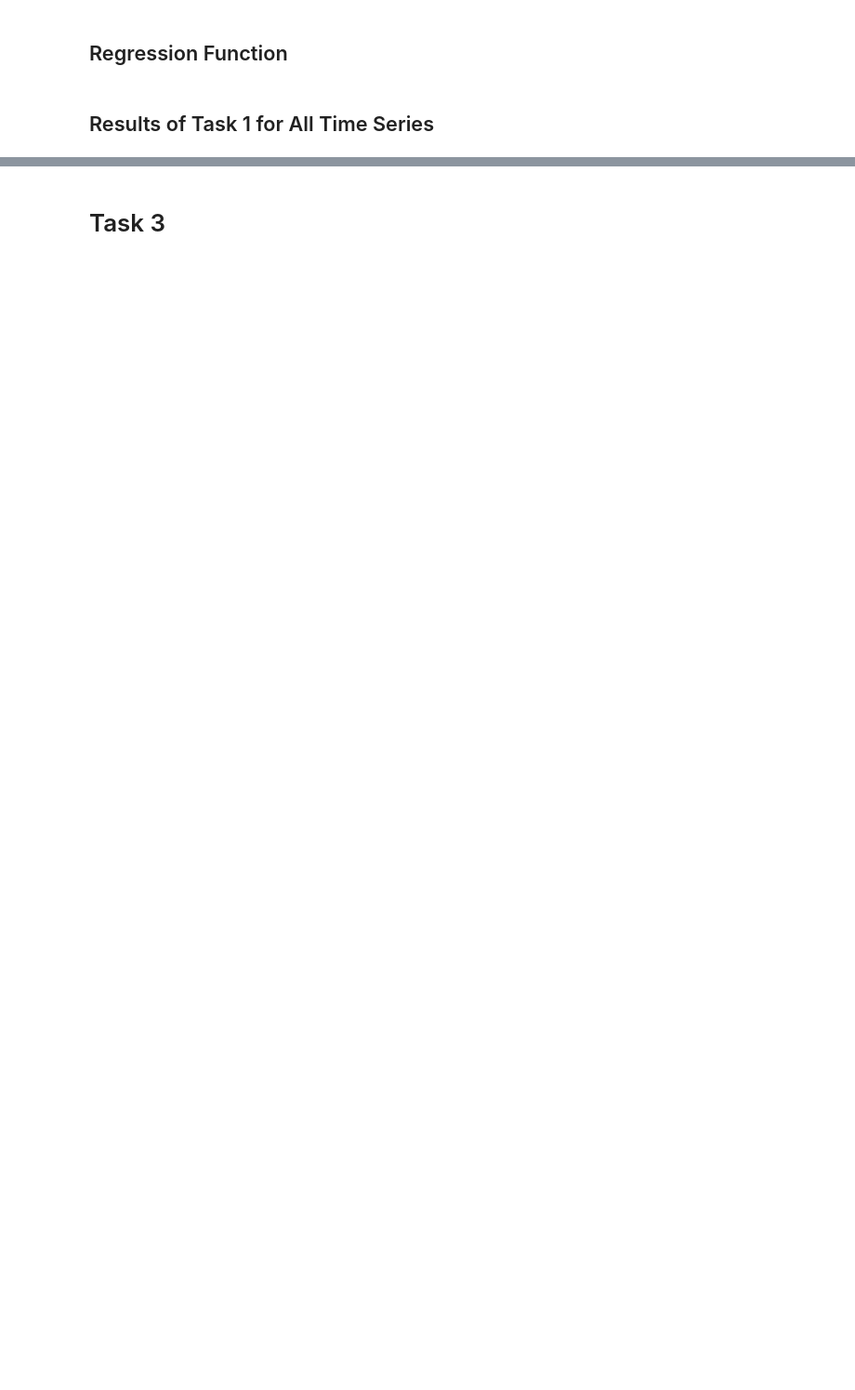
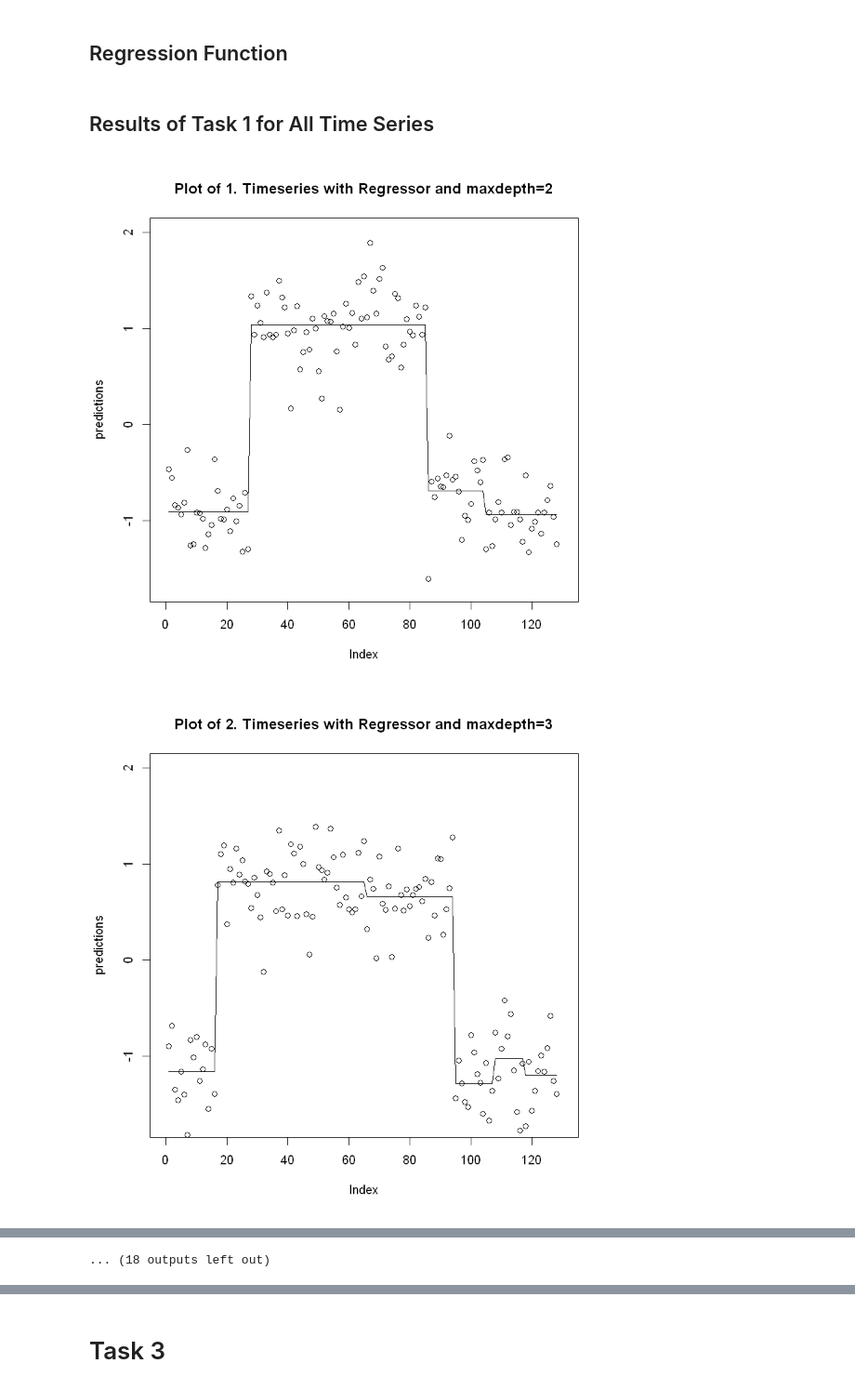
Before and after one commit to BU-IE-48B/fall21-mbahadir, a Jupyter notebook: Homework2/Homework2.ipynb, the cells around one changed output, grey strips where cells are left out. Shown at 93% size. Cells and saved outputs as stored; diff of their text form; code cells hidden in the pictures; blank space fills up the shorter version.

```diff
--- a/Homework2/Homework2.ipynb
+++ b/Homework2/Homework2.ipynb
@@ -53,6 +73,7 @@ fused_lasso=function(dataset, index, control=0){
         sqrt(seq(1:500000)**2)
         return(result)
     }
+    return(list(result, cv))
 }
 # %%
 # fused_plot=function(result, index){
@@ -157,5 +189,7 @@ points(current_dt[,.(values)])
 # %% [markdown]
 ## Regression Function
+# %%
+regression_results=vector("list", 30)
 # %%
 regression_function=function(dataset, index){
     regression_results=vector("list", 5)
@@ -172,7 +206,7 @@ regression_function=function(dataset, index){
         regression_results[[i]]=model$results
     }
 
-    print(paste0(index,". Timeseries") )
+
     reg_res=rbindlist(regression_results)
     reg_res[,max_depth:=seq(1,5)]
     reg_res[,cp:=NULL]
@@ -188,19 +222,18 @@ regression_function=function(dataset, index){
 
     predictions=predict(model_final,newdata=current_dt)
 
-    print(reg_res)
-    print(paste0("Best Parameter Value according to RMSE for Max Depth: ", best_parameter))
-
-    sqrt(seq(1:500000)**2)
-
     plot(predictions,type="l", xlim=c(0,130), ylim=c(-1.7,2), main=paste0("Plot of ", index,". Timeseries with Regressor and maxdepth=",best_parameter))
     points(current_dt[,.(values)])
 
+    return(list(reg_res,predictions))
+
 }
 # %% [markdown]
 ## Results of Task 1 for All Time Series
 # %%
 for(i in seq(1:30)){
-    regression_function(train, i)
-
+    regression_results[[i]]=regression_function(train, i)
 }
+# %% [output]
+[figure, added]
+[figure, added]
@@ -206,0 +250 @@ for(i in seq(1:30)){
+... (18 outputs left out)
```
Also changed, not shown: parts of 17 cells of this notebook.
